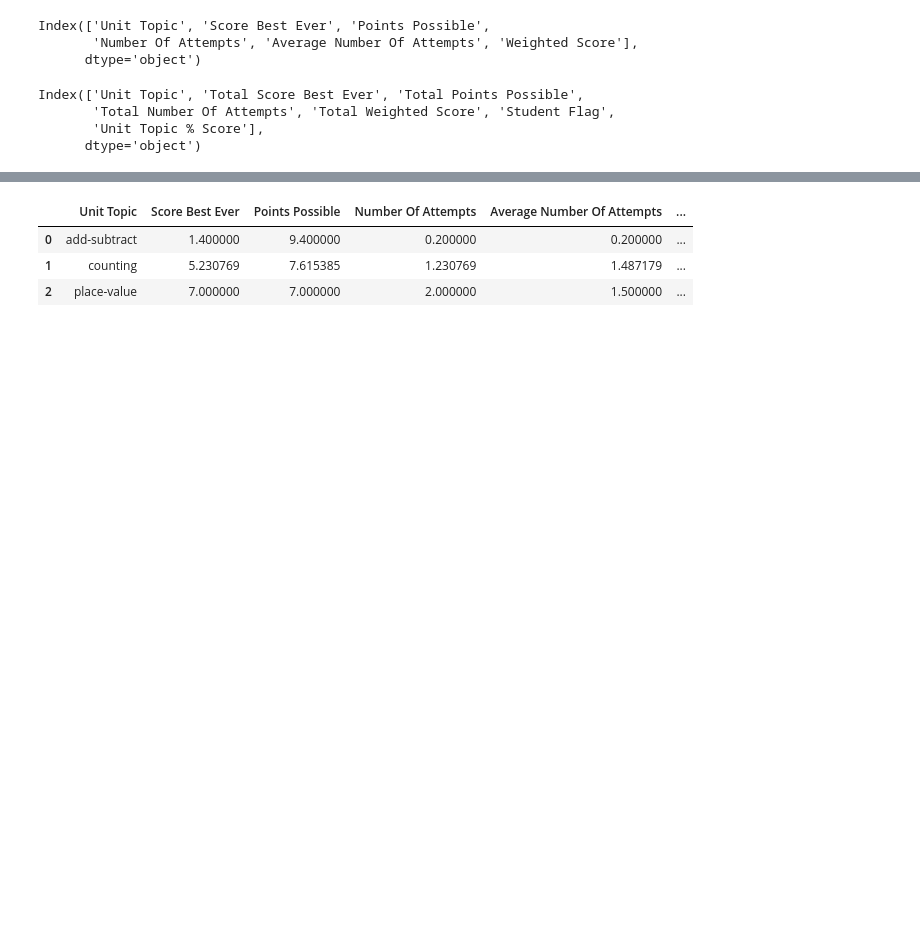
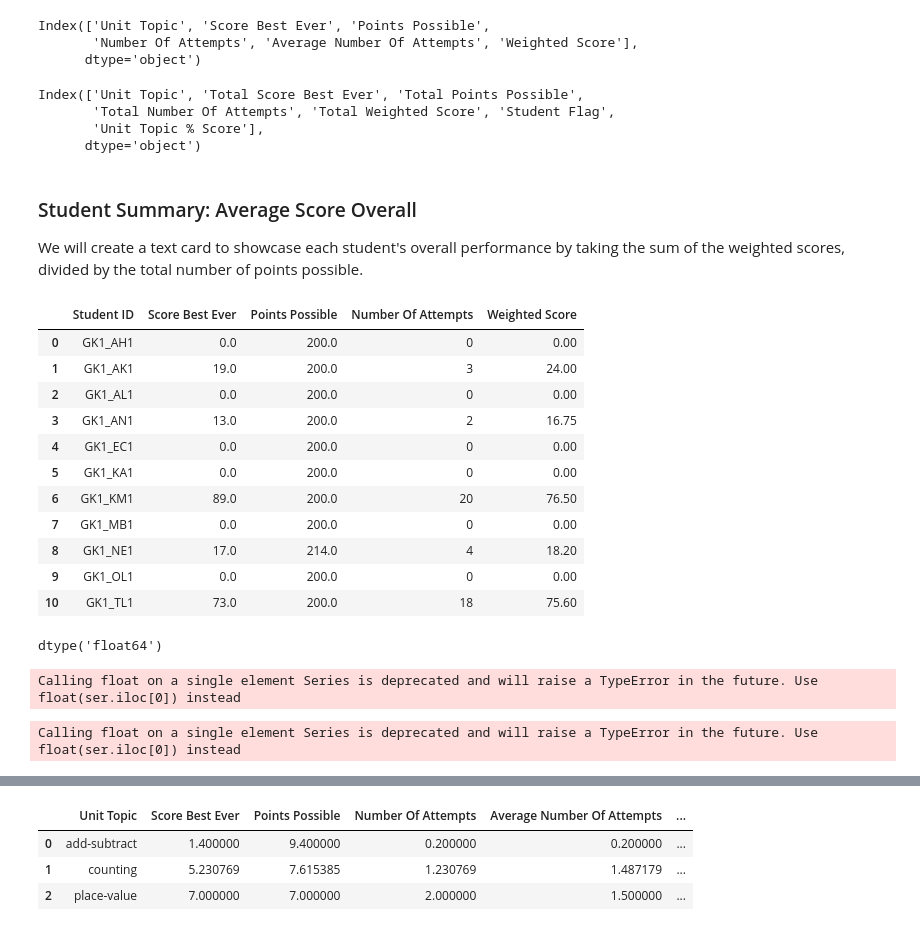
Before and after one commit to kle96/student-dashboard, a Jupyter notebook: Visualizations/visualizations.ipynb, the cells around one changed output, grey strips where cells are left out. Cells and saved outputs as stored; diff of their text form; code cells hidden in the pictures; blank space fills up the shorter version.

Commit message:
add score text card to dashboard

```diff
--- a/Visualizations/visualizations.ipynb
+++ b/Visualizations/visualizations.ipynb
@@ -69,3 +65,47 @@ Index(['Unit Topic', 'Total Score Best Ever', 'Total Points Possible',
        'Total Number Of Attempts', 'Total Weighted Score', 'Student Flag',
        'Unit Topic % Score'],
       dtype='object')
+# %% [markdown]
+### Student Summary: Average Score Overall
+We will create a text card to showcase each student's overall performance by taking the sum of the weighted scores, divided by the total number of points possible.
+# %%
+# Find the student score
+stud_scores = df.filter(['Student ID', 'Score Best Ever', 'Points Possible', 'Number Of Attempts', 'Weighted Score']
+                                          ).groupby('Student ID').sum()
+stud_scores.reset_index(inplace=True)
+stud_scores
+# %% [output]
+|  | Student ID | Score Best Ever | Points Possible | Number Of Attempts | Weighted Score |
+| 0 | GK1_AH1 | 0.0 | 200.0 | 0 | 0.00 |
+| 1 | GK1_AK1 | 19.0 | 200.0 | 3 | 24.00 |
+| 2 | GK1_AL1 | 0.0 | 200.0 | 0 | 0.00 |
+| 3 | GK1_AN1 | 13.0 | 200.0 | 2 | 16.75 |
+| 4 | GK1_EC1 | 0.0 | 200.0 | 0 | 0.00 |
+| 5 | GK1_KA1 | 0.0 | 200.0 | 0 | 0.00 |
+| 6 | GK1_KM1 | 89.0 | 200.0 | 20 | 76.50 |
+| 7 | GK1_MB1 | 0.0 | 200.0 | 0 | 0.00 |
+| 8 | GK1_NE1 | 17.0 | 214.0 | 4 | 18.20 |
+| 9 | GK1_OL1 | 0.0 | 200.0 | 0 | 0.00 |
+| 10 | GK1_TL1 | 73.0 | 200.0 | 18 | 75.60 |
+# %%
+score_value = round(stud_scores.loc[stud_scores['Student ID'] == 'GK1_KM1', 'Weighted Score']/stud_scores.loc[stud_scores['Student ID']=='GK1_KM1', 'Points Possible'] * 100,2)
+score_value.dtype
+# %% [output]
+dtype('float64')
+# %%
+# Create text card for the sample student's overall score
+
+fig = go.Figure(go.Indicator(
+    mode = "number",
+    value = float(score_value),
+    title = {"text": "Overall Score"},
+    number = {'suffix': "%"}
+))
+
+fig.update_layout(
+    paper_bgcolor = "lightgray"
+)
+
+fig.show()
+# %% [output]
+Calling float on a single element Series is deprecated and will raise a TypeError in the future. Use float(ser.iloc[0]) instead
@@ -71,0 +134,4 @@ Index(['Unit Topic', 'Total Score Best Ever', 'Total Points Possible',
+# %%
+create_score_text('GK1_KM1', df)
+# %% [output]
+Calling float on a single element Series is deprecated and will raise a TypeError in the future. Use float(ser.iloc[0]) instead
```
Also changed, not shown: parts of 12 cells of this notebook, 1 other file.
